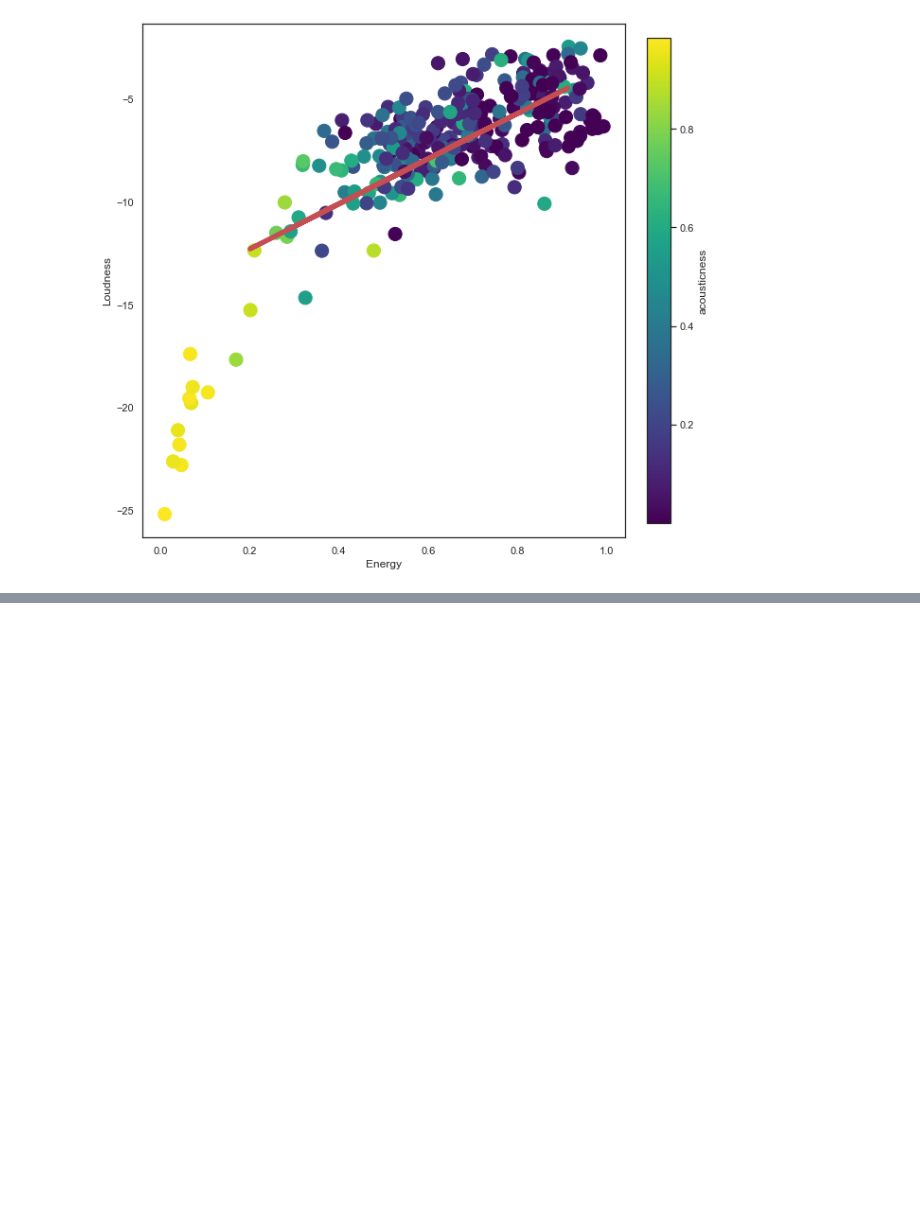
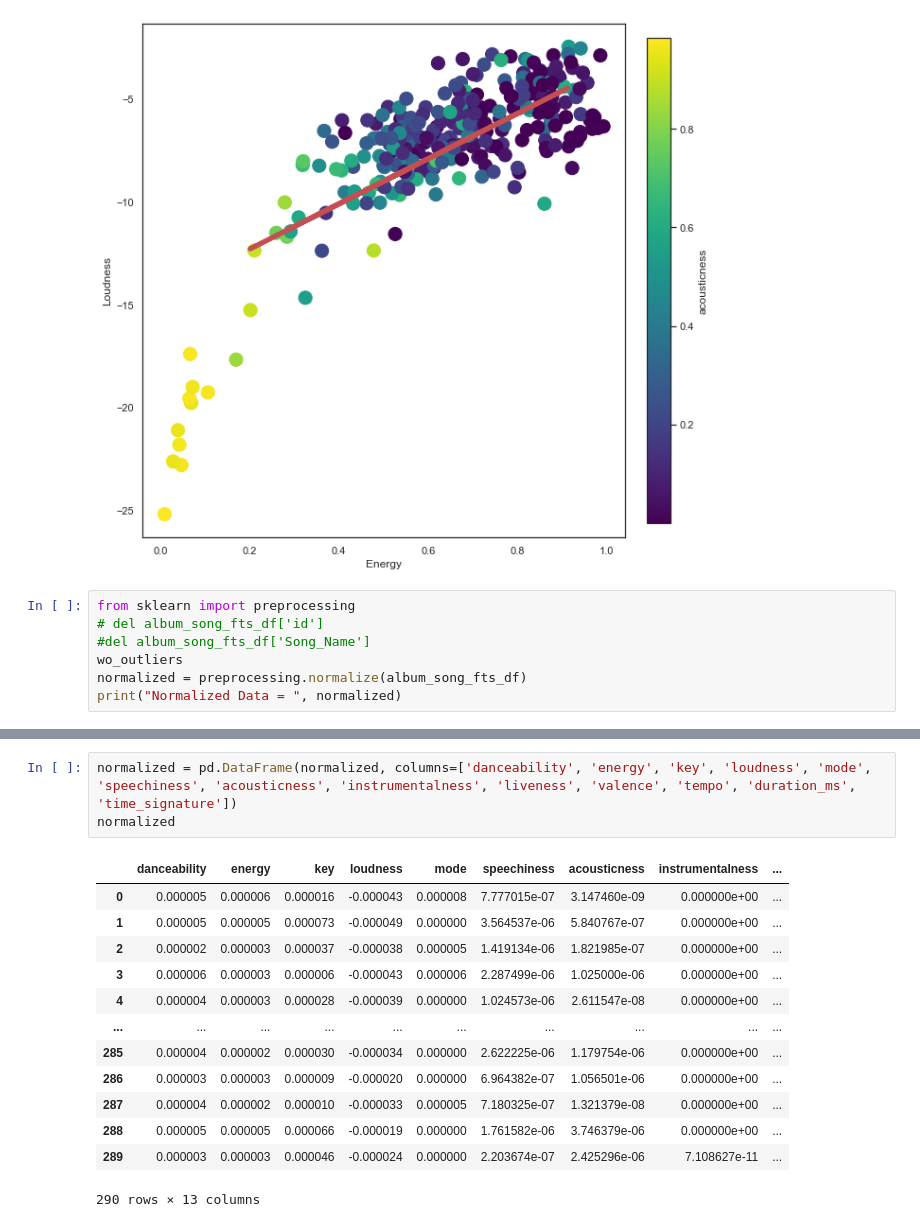
Before and after one commit to ConnorCallahan01/CSCI182, a Jupyter notebook: FinalProject/FinalProject.ipynb, the cells around one changed output, grey strips where cells are left out. Cells and saved outputs as stored; diff of their text form; blank space fills up the shorter version.

```diff
--- a/FinalProject/FinalProject.ipynb
+++ b/FinalProject/FinalProject.ipynb
@@ -568,3 +566,10 @@ plt.colorbar(fraction=0.046, pad=0.04, label = 'acousticness')
 plt.show()
 # %% [output]
 [figure]
+# %%
+from sklearn import preprocessing
+# del album_song_fts_df['id']
+#del album_song_fts_df['Song_Name']
+wo_outliers
+normalized = preprocessing.normalize(album_song_fts_df)
+print("Normalized Data = ", normalized)
@@ -570,0 +590,17 @@ plt.show()
+# %%
+normalized = pd.DataFrame(normalized, columns=['danceability', 'energy', 'key',	'loudness', 'mode', 'speechiness', 'acousticness', 'instrumentalness', 'liveness', 'valence', 'tempo', 'duration_ms', 'time_signature'])
+normalized
+# %% [output]
+|  | danceability | energy | key | loudness | mode | speechiness | acousticness | instrumentalness | ... |
+| 0 | 0.000005 | 0.000006 | 0.000016 | -0.000043 | 0.000008 | 7.777015e-07 | 3.147460e-09 | 0.000000e+00 | ... |
+| 1 | 0.000005 | 0.000005 | 0.000073 | -0.000049 | 0.000000 | 3.564537e-06 | 5.840767e-07 | 0.000000e+00 | ... |
+| 2 | 0.000002 | 0.000003 | 0.000037 | -0.000038 | 0.000005 | 1.419134e-06 | 1.821985e-07 | 0.000000e+00 | ... |
+| 3 | 0.000006 | 0.000003 | 0.000006 | -0.000043 | 0.000006 | 2.287499e-06 | 1.025000e-06 | 0.000000e+00 | ... |
+| 4 | 0.000004 | 0.000003 | 0.000028 | -0.000039 | 0.000000 | 1.024573e-06 | 2.611547e-08 | 0.000000e+00 | ... |
+| ... | ... | ... | ... | ... | ... | ... | ... | ... | ... |
+| 285 | 0.000004 | 0.000002 | 0.000030 | -0.000034 | 0.000000 | 2.622225e-06 | 1.179754e-06 | 0.000000e+00 | ... |
+| 286 | 0.000003 | 0.000003 | 0.000009 | -0.000020 | 0.000000 | 6.964382e-07 | 1.056501e-06 | 0.000000e+00 | ... |
+| 287 | 0.000004 | 0.000002 | 0.000010 | -0.000033 | 0.000005 | 7.180325e-07 | 1.321379e-08 | 0.000000e+00 | ... |
+| 288 | 0.000005 | 0.000005 | 0.000066 | -0.000019 | 0.000000 | 1.761582e-06 | 3.746379e-06 | 0.000000e+00 | ... |
+| 289 | 0.000003 | 0.000003 | 0.000046 | -0.000024 | 0.000000 | 2.203674e-07 | 2.425296e-06 | 7.108627e-11 | ... |
+290 rows × 13 columns
```
Also changed, not shown: parts of 3 cells of this notebook, 2 other files.
